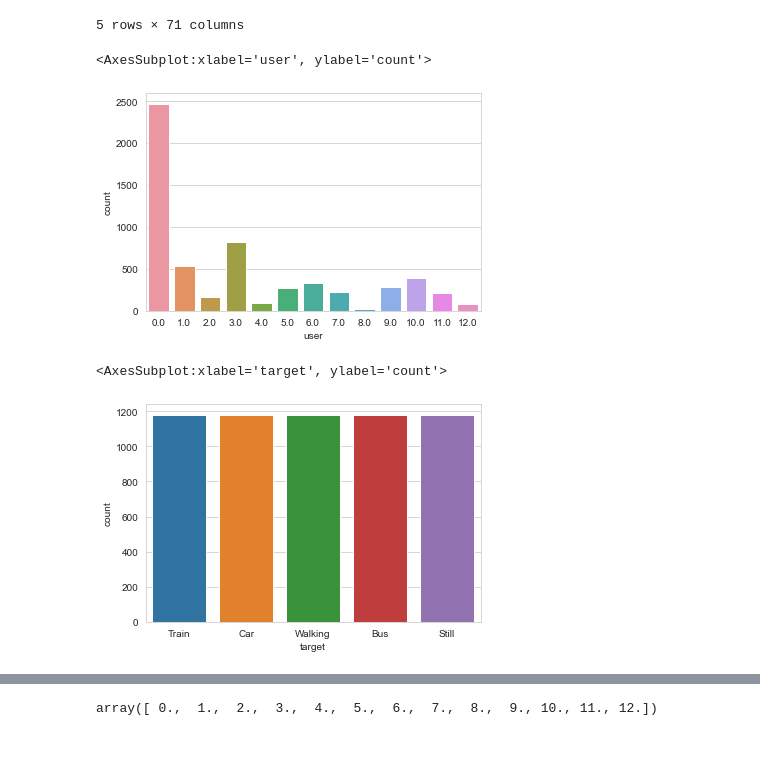
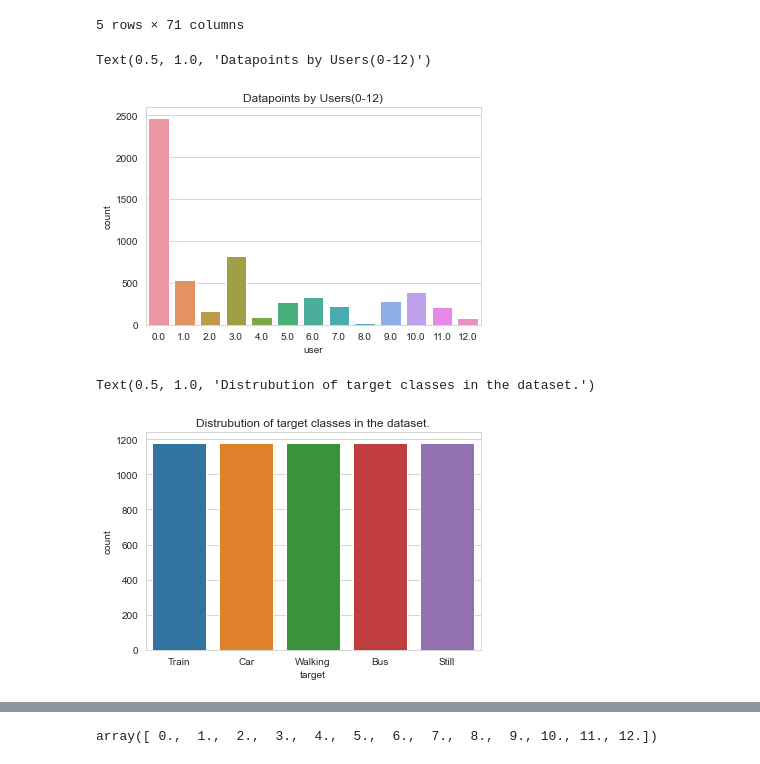
Before and after one commit to nagarjuna-de/apple_watch_tracker, a Jupyter notebook: jupyter_notebooks/EDA.ipynb, the cells around one changed output, grey strips where cells are left out. Drawn from its saved outputs; the diff is of its cells as text; code cells hidden in the pictures.

```diff
--- a/jupyter_notebooks/EDA.ipynb
+++ b/jupyter_notebooks/EDA.ipynb
@@ -54,14 +54,16 @@ data.head()
 data.to_csv('sort_dataset_5sec.csv', index=False)
 # %%
 sns.countplot(data['user'])
+plt.title('Datapoints by Users(0-12)')
 # %% [output]
-<AxesSubplot:xlabel='user', ylabel='count'>
+Text(0.5, 1.0, 'Datapoints by Users(0-12)')
-[figure, old version]
+[figure, new version]
 # %%
 sns.countplot(data['target'])
+plt.title('Distrubution of target classes in the dataset.')
 # %% [output]
-<AxesSubplot:xlabel='target', ylabel='count'>
+Text(0.5, 1.0, 'Distrubution of target classes in the dataset.')
-[figure, old version]
+[figure, new version]
 # %%
 data.reset_index(drop=True, inplace = True)
 data.head()
```
Also changed, not shown: parts of 1 cell of this notebook, 5 other files.
